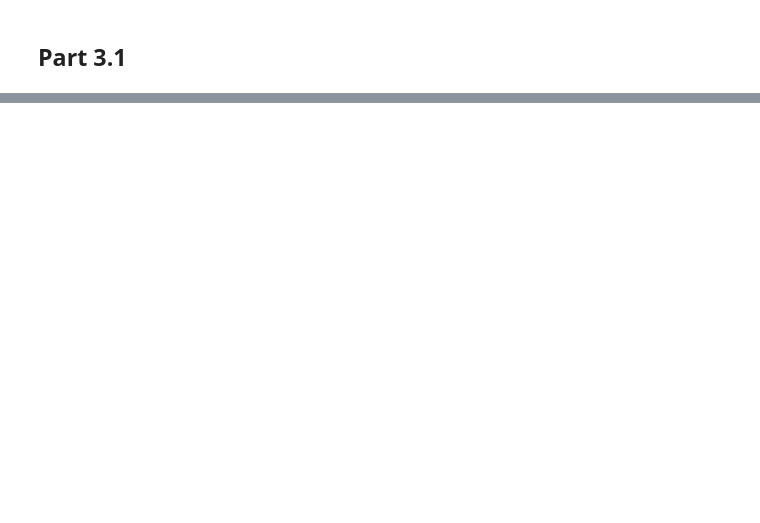
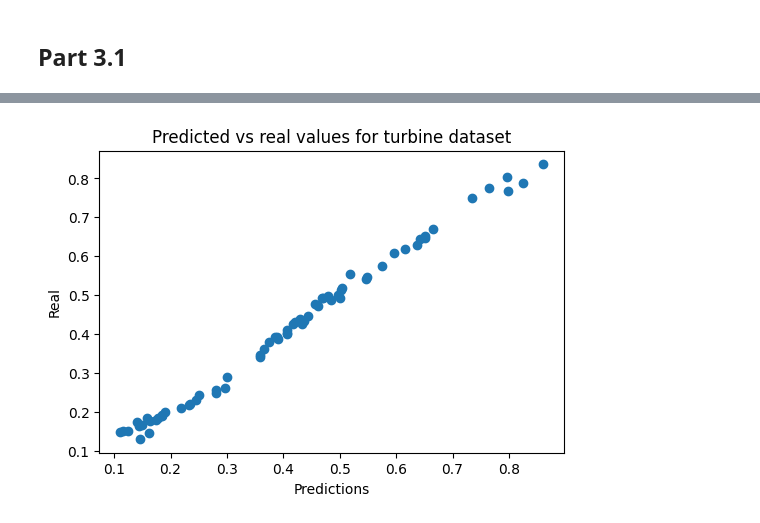
Before and after one commit to ddatsko/URV_NEC_HW1, a Jupyter notebook: model_result_comparison.ipynb, the cells around one changed output, grey strips where cells are left out. Saved outputs shown, nothing was run; the diff lists cells and outputs as text; code cells hidden in the pictures; blank space fills up the shorter version.

```diff
--- a/model_result_comparison.ipynb
+++ b/model_result_comparison.ipynb
@@ -222,0 +281,4 @@ boston & 4 & [13, 8, 6, 1] & 50 & 0.01 & 0.9 & tanh & 12.2 & 0.003 \\
+# %%
+scatter_for_network(real, pred, "turbine")
+# %% [output]
+[figure, added]
```
Also changed, not shown: parts of 30 cells of this notebook, 1 other file.
